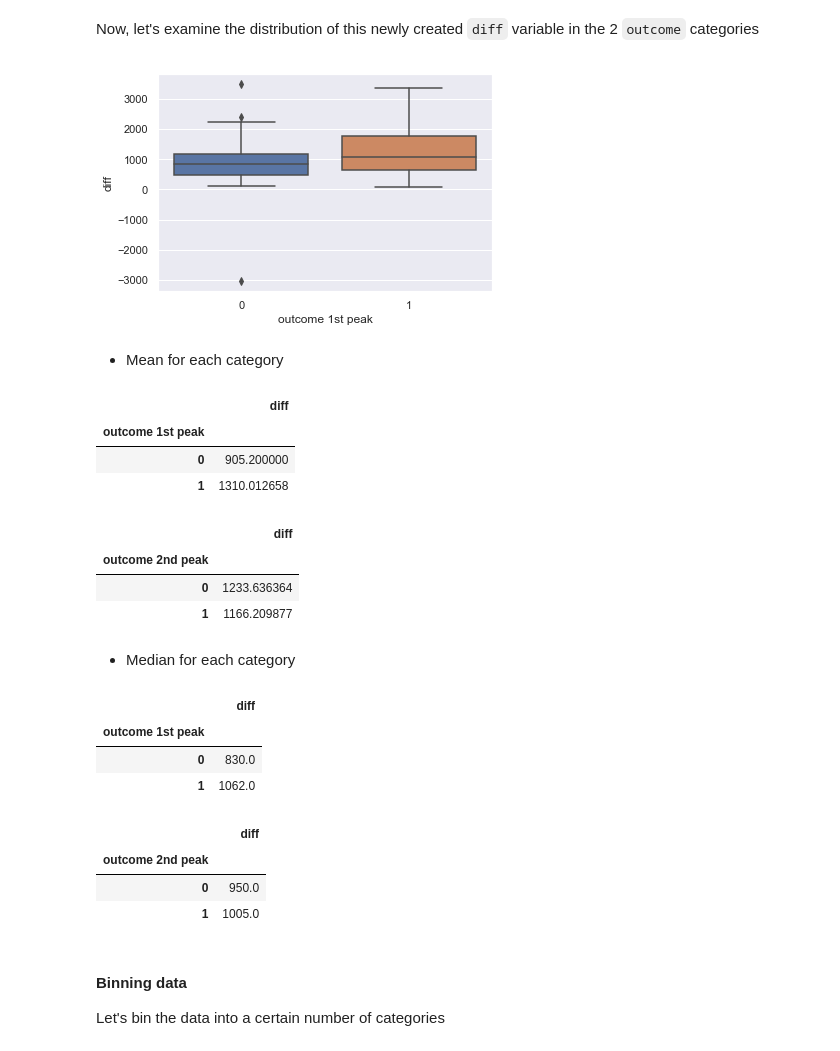
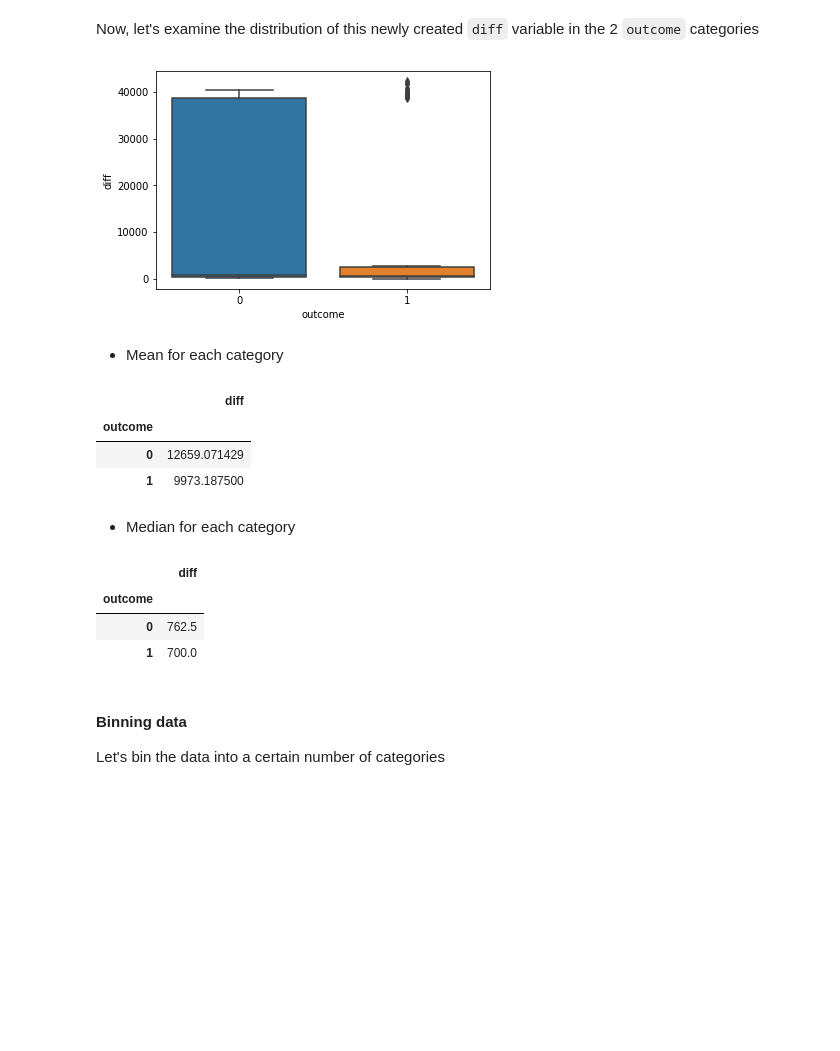
Before and after one commit to FOREXfunguru/FOREX, a Jupyter notebook: notebooks/Counter doubletop trades.ipynb, the cells around one changed output. Drawn from its saved outputs; the diff is of its cells as text; code cells hidden in the pictures; blank space fills up the shorter version.

Commit message:
Modifying approach for set last_time

```diff
--- a/notebooks/Counter doubletop trades.ipynb
+++ b/notebooks/Counter doubletop trades.ipynb
@@ -48,7 +53,11 @@ DF['last time 1st peak']= pd.to_datetime(DF['last time 1st peak'])
+# %%
+DF["divergence"].fillna(0, inplace=True)
 # %%
 transl_dict={
         'S':1,
         'F':0,
+        'success' : 1,
+        'failure' : 0,
         True:1,
         False:0
     }
@@ -78,9 +87,6 @@ def digit_binary(x,transl_dict,name):
 
     return transl_dict[x[name]]
 
-DF['outcome 1st peak']=DF.apply(digit_binary,axis=1,transl_dict=transl_dict, name='outcome 1st peak')
-DF['Candle +1 against trade 1st peak']=DF.apply(digit_binary,axis=1,transl_dict=transl_dict, name='Candle +1 against trade 1st peak')
-DF['divergence 1st peak']=DF.apply(digit_binary,axis=1,transl_dict=transl_dict, name='divergence 1st peak')
-DF['entry on RSI 1st peak']=DF.apply(digit_binary,axis=1,transl_dict=transl_dict, name='entry on RSI 1st peak')
-DF['divergence 2nd peak']=DF.apply(digit_binary,axis=1,transl_dict=transl_dict, name='divergence 2nd peak')
-DF['outcome 2nd peak']=DF.apply(digit_binary,axis=1,transl_dict=transl_dict, name='outcome 2nd peak')
+DF['outcome']=DF.apply(digit_binary,axis=1,transl_dict=transl_dict, name='outcome')
+DF['divergence']=DF.apply(digit_binary,axis=1,transl_dict=transl_dict, name='divergence')
+DF['entry_onrsi']=DF.apply(digit_binary,axis=1,transl_dict=transl_dict, name='entry_onrsi')
@@ -89,4 +93 @@ DF['outcome 2nd peak']=DF.apply(digit_binary,axis=1,transl_dict=transl_dict, nam
-# %%
-DF["No of candles 1st peak"].fillna(0, inplace=True)
-DF["bounce length 1st peak"].fillna(0, inplace=True)
 # %% [markdown]
@@ -115,45 +125,31 @@ This datetime variable represents the last time the price was over/below the ent
 # %%
-DF['diff']=(DF['start 1st peak']-DF['last time 1st peak'])
+DF['diff']=(DF['start']-DF['last_time'])
 # %%
 DF['diff']=DF['diff'].apply(lambda x: x.days)
 # %% [markdown]
 Now, let's examine the distribution of this newly created `diff` variable in the 2 `outcome` categories
 # %%
-ax = sns.boxplot(x="outcome 1st peak", y="diff", data=DF)
+ax = sns.boxplot(x="outcome", y="diff", data=DF)
 # %% [output]
-[figure, old version]
+[figure, new version]
 # %% [markdown]
 * Mean for each category
 # %%
-DF.groupby("outcome 1st peak").agg({'diff': 'mean'})
+DF.groupby("outcome").agg({'diff': 'mean'})
 # %% [output]
 |  | diff |
-| outcome 1st peak |  |
-| 0 | 905.200000 |
-| 1 | 1310.012658 |
+| outcome |  |
+| 0 | 12659.071429 |
+| 1 | 9973.187500 |
-# %%
-DF.groupby("outcome 2nd peak").agg({'diff': 'mean'})
-# %% [output]
-|  | diff |
-| outcome 2nd peak |  |
-| 0 | 1233.636364 |
-| 1 | 1166.209877 |
 # %% [markdown]
 * Median for each category
 # %%
-DF.groupby("outcome 1st peak").agg({'diff': 'median'})
+DF.groupby("outcome").agg({'diff': 'median'})
 # %% [output]
 |  | diff |
-| outcome 1st peak |  |
-| 0 | 830.0 |
-| 1 | 1062.0 |
+| outcome |  |
+| 0 | 762.5 |
+| 1 | 700.0 |
-# %%
-DF.groupby("outcome 2nd peak").agg({'diff': 'median'})
-# %% [output]
-|  | diff |
-| outcome 2nd peak |  |
-| 0 | 950.0 |
-| 1 | 1005.0 |
 # %% [markdown]
 #### Binning data
 
```
Also changed, not shown: parts of 14 cells of this notebook, 5 other files.
